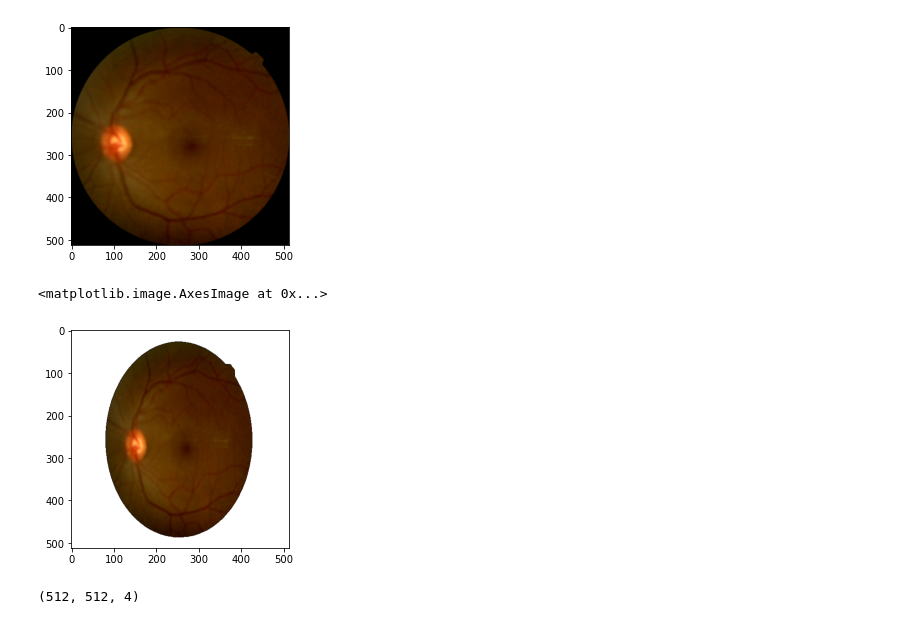
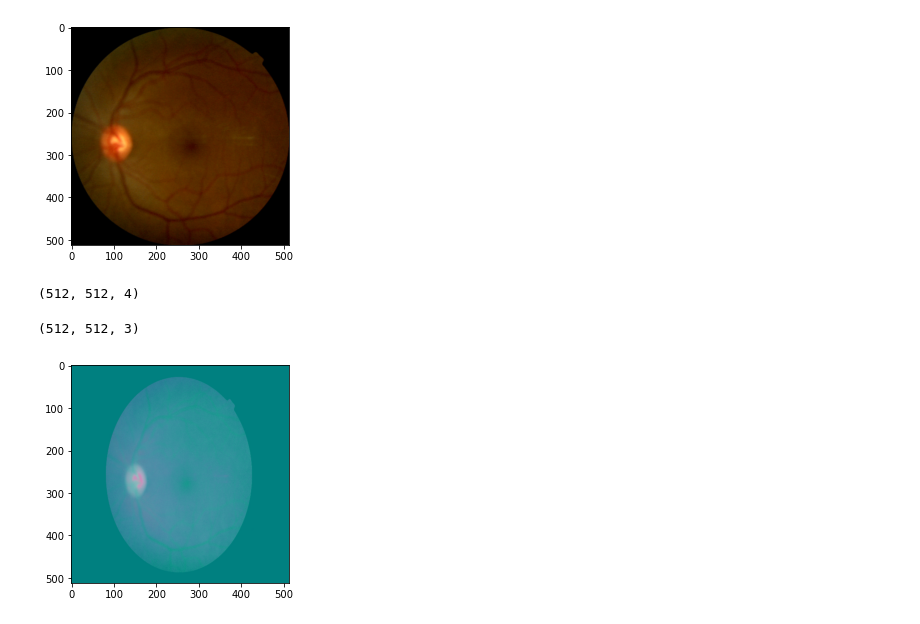
Before and after one commit to simayhosmeyve/Blindness_Detection_EfficientNet, a Jupyter notebook: Blindness_Detection.ipynb, the cells around one changed output. Cells and saved outputs as stored; diff of their text form; code cells hidden in the pictures.

```diff
--- a/Blindness_Detection.ipynb
+++ b/Blindness_Detection.ipynb
@@ -132,24 +133,15 @@ plt.imshow(cropped)
 # %% [output]
 <matplotlib.image.AxesImage at 0x...>
 [figure]
-# %%
-#round cropping
-pre = images_list[4].copy()
-pre = cv2.cvtColor(pre, cv2.COLOR_RGB2GRAY)
-blur = cv2.GaussianBlur(pre,(5,5),0)
-ret, mask = cv2.threshold(blur, 10, 255, cv2.THRESH_BINARY)
-kernel = np.ones((9,9), np.uint8)
-mask = cv2.morphologyEx(mask, cv2.MORPH_CLOSE, kernel)
-mask = cv2.morphologyEx(mask, cv2.MORPH_OPEN, kernel)
-
-result = images_list[4].copy()
-result = cv2.cvtColor(result, cv2.COLOR_BGR2BGRA)
-result[:, :, 3] = mask
-plt.imshow(result)
-# %% [output]
-<matplotlib.image.AxesImage at 0x...>
-[figure, old version]
 # %%
 result.shape
 # %% [output]
 (512, 512, 4)
+# %%
+lab = cv2.cvtColor(result, cv2.COLOR_RGB2LAB)
+# %%
+plt.imshow(lab)
+lab.shape
+# %% [output]
+(512, 512, 3)
+[figure, added]
```
Also changed, not shown: parts of 19 cells of this notebook.
